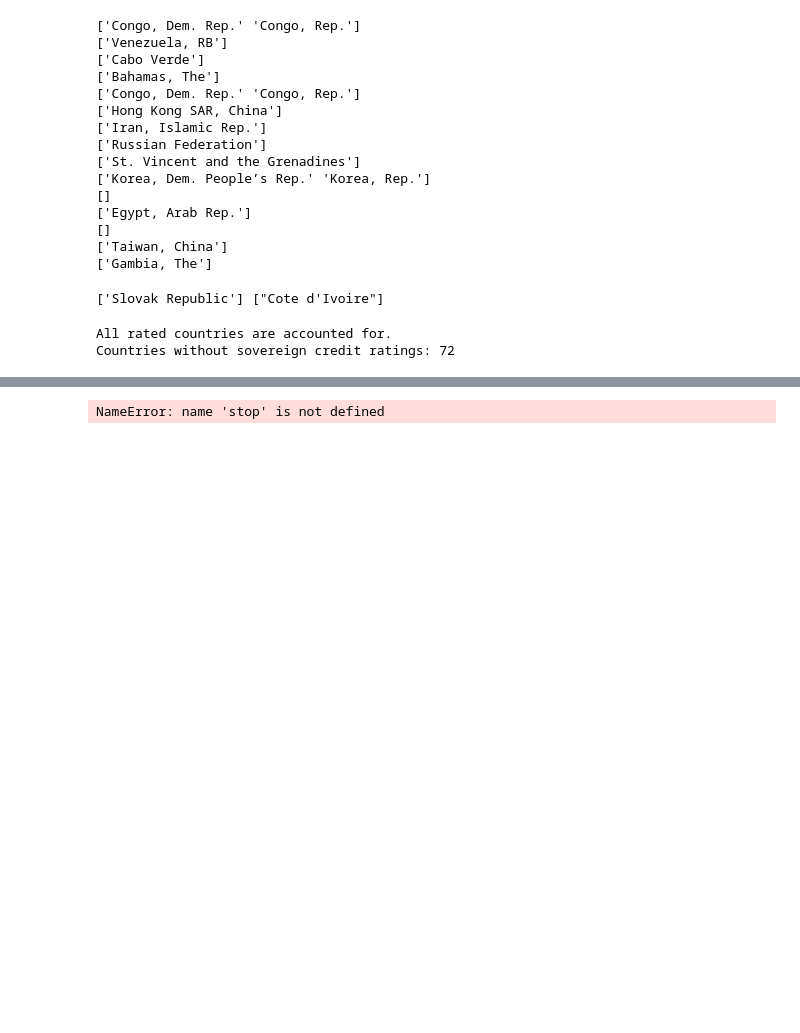
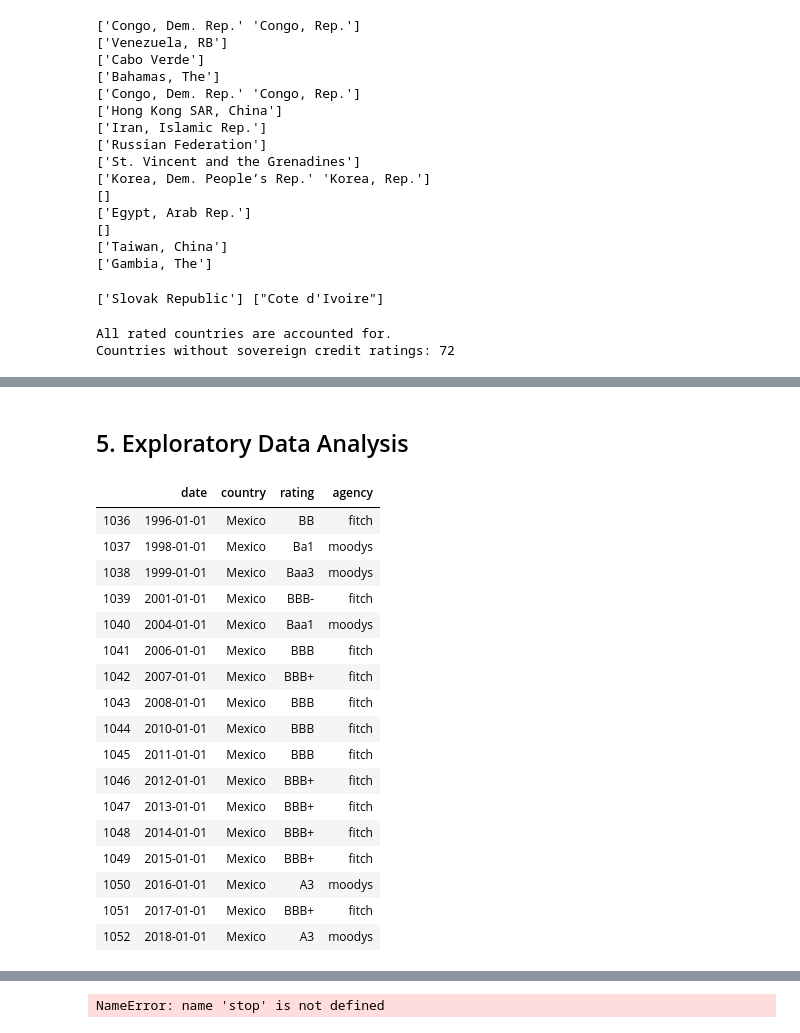
Before and after one commit to feraguilari/WorldBank_Capstone, a Jupyter notebook: notebook.ipynb, the cells around one changed output, grey strips where cells are left out. Cells and saved outputs as stored; diff of their text form; code cells hidden in the pictures; blank space fills up the shorter version.

```diff
--- a/notebook.ipynb
+++ b/notebook.ipynb
@@ -412,0 +451,23 @@ Countries without sovereign credit ratings: 72
+# %% [markdown]
+## 5. Exploratory Data Analysis
+# %%
+prep_r[prep_r['country']=='Mexico']
+# %% [output]
+|  | date | country | rating | agency |
+| 1036 | 1996-01-01 | Mexico | BB | fitch |
+| 1037 | 1998-01-01 | Mexico | Ba1 | moodys |
+| 1038 | 1999-01-01 | Mexico | Baa3 | moodys |
+| 1039 | 2001-01-01 | Mexico | BBB- | fitch |
+| 1040 | 2004-01-01 | Mexico | Baa1 | moodys |
+| 1041 | 2006-01-01 | Mexico | BBB | fitch |
+| 1042 | 2007-01-01 | Mexico | BBB+ | fitch |
+| 1043 | 2008-01-01 | Mexico | BBB | fitch |
+| 1044 | 2010-01-01 | Mexico | BBB | fitch |
+| 1045 | 2011-01-01 | Mexico | BBB | fitch |
+| 1046 | 2012-01-01 | Mexico | BBB+ | fitch |
+| 1047 | 2013-01-01 | Mexico | BBB+ | fitch |
+| 1048 | 2014-01-01 | Mexico | BBB+ | fitch |
+| 1049 | 2015-01-01 | Mexico | BBB+ | fitch |
+| 1050 | 2016-01-01 | Mexico | A3 | moodys |
+| 1051 | 2017-01-01 | Mexico | BBB+ | fitch |
+| 1052 | 2018-01-01 | Mexico | A3 | moodys |
```
Also changed, not shown: parts of 8 cells of this notebook.
